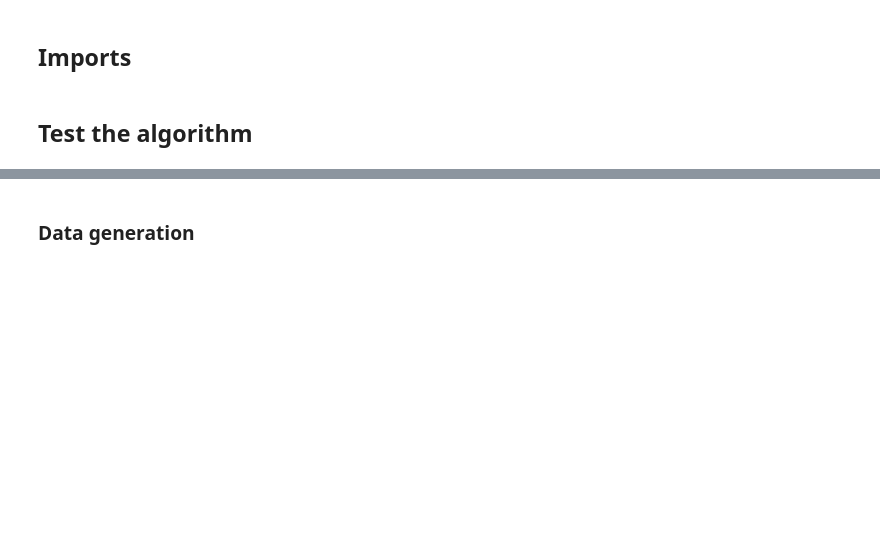
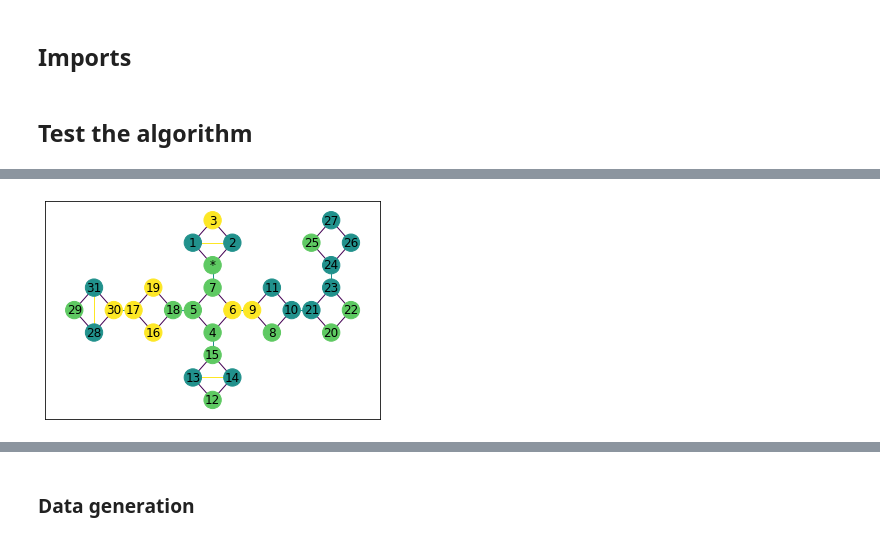
Before and after one commit to Egocentric-Interaction-Research-Group/cARcassonne, a Jupyter notebook: Python/carcassonne-graph/src/scripts/LoadAndProcessGraphML.ipynb, the cells around one changed output, grey strips where cells are left out. Cells and saved outputs as stored; diff of their text form; code cells hidden in the pictures; blank space fills up the shorter version.

```diff
--- a/Python/carcassonne-graph/src/scripts/LoadAndProcessGraphML.ipynb
+++ b/Python/carcassonne-graph/src/scripts/LoadAndProcessGraphML.ipynb
@@ -39,3 +38,8 @@ draw_board(_t)
+# %%
+draw_board(_b)
+plt.savefig('../../images/current_board.pdf')
+# %% [output]
+[figure, added]
 # %%
 [n for n in cboard.nodes]
 # %% [output]
```
Also changed, not shown: parts of 22 cells of this notebook, 3 other files.
